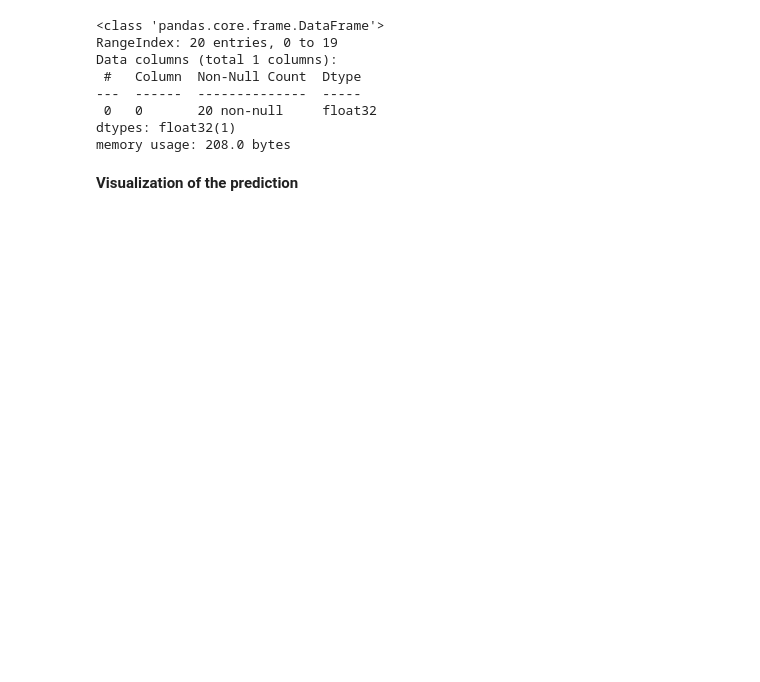
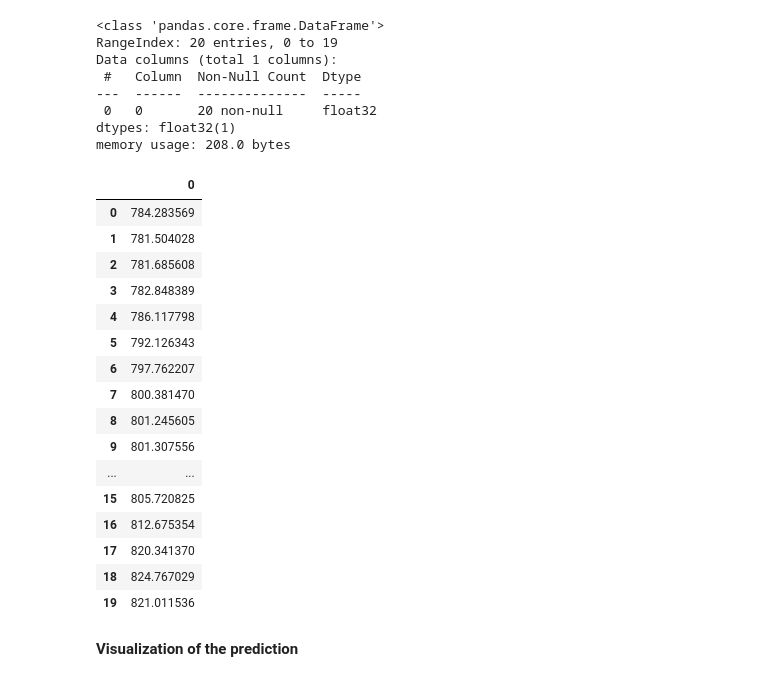
Before and after one commit to anturex2016/Computetional_intelligence_course, a Jupyter notebook: Stock_data.ipynb, the cells around one changed output. Saved outputs shown, nothing was run; the diff lists cells and outputs as text; code cells hidden in the pictures; blank space fills up the shorter version.

```diff
--- a/Stock_data.ipynb
+++ b/Stock_data.ipynb
@@ -251,6 +274,26 @@ Data columns (total 1 columns):
  0   0       20 non-null     float32
 dtypes: float32(1)
 memory usage: 208.0 bytes
+# %%
+predicted_stock_price
+# %% [output]
+|  | 0 |
+| 0 | 784.283569 |
+| 1 | 781.504028 |
+| 2 | 781.685608 |
+| 3 | 782.848389 |
+| 4 | 786.117798 |
+| 5 | 792.126343 |
+| 6 | 797.762207 |
+| 7 | 800.381470 |
+| 8 | 801.245605 |
+| 9 | 801.307556 |
+| ... | ... |
+| 15 | 805.720825 |
+| 16 | 812.675354 |
+| 17 | 820.341370 |
+| 18 | 824.767029 |
+| 19 | 821.011536 |
 # %% [markdown]
 **Visualization of the prediction**
 # %%
```
Also changed, not shown: parts of 15 cells of this notebook.
